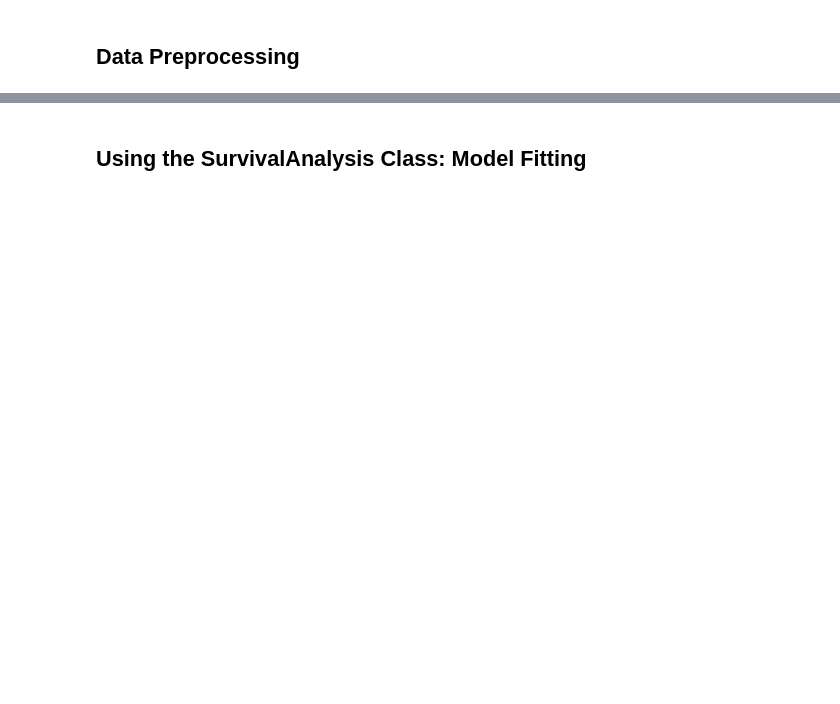
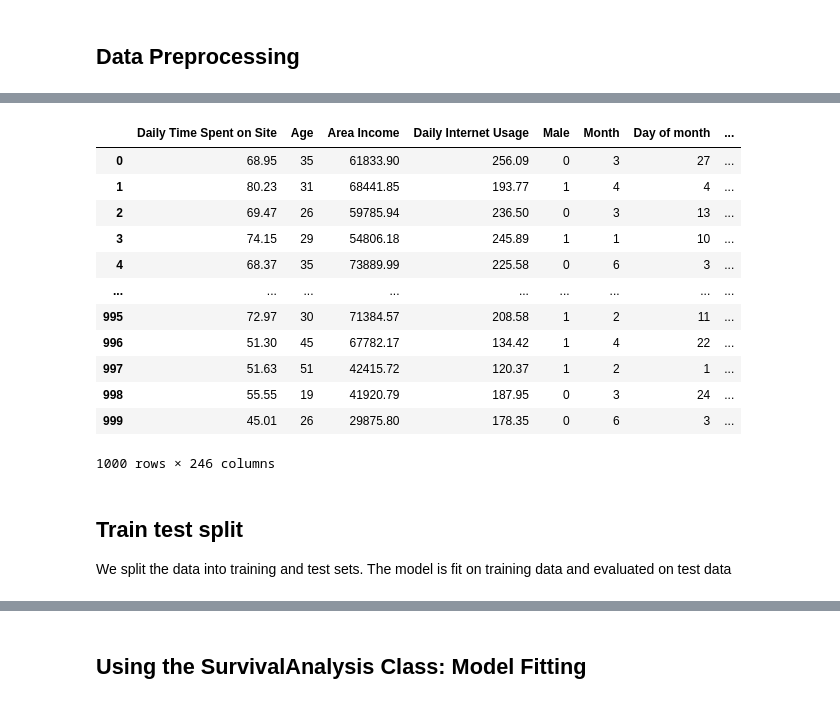
Before and after one commit to Aimpoint-Digital/apd-crs, a Jupyter notebook: docs/tutorials/Marketing.ipynb, the cells around one changed output, grey strips where cells are left out. Saved outputs shown, nothing was run; the diff lists cells and outputs as text; code cells hidden in the pictures; blank space fills up the shorter version.

```diff
--- a/docs/tutorials/Marketing.ipynb
+++ b/docs/tutorials/Marketing.ipynb
@@ -34,3 +32,5 @@ dataset = load_advertising()  # load the data
 # %%
+# loading the data
+
+dataset = dataset = load_advertising()
 data, labels, times = dataset.data, dataset.target, dataset.target_times
-# Load the covariates, labels (censored or not), and times
@@ -49,7 +102,3 @@ data['Day of month'] = data['Timestamp'].dt.day
 data['Day of week'] = data['Timestamp'].dt.dayofweek
 data['Hour'] = data['Timestamp'].dt.hour
 data.drop(columns=['Timestamp'], inplace=True)
-# %%
-# Convert object columns to categorical so we can us sksurv one-hot encoder
-
-data['Country'] = data['Country'].astype("category")
@@ -56 +109,24 @@ data['Country'] = data['Country'].astype("category")
+# %%
+categorical_columns = ['Country']
+encoded_data = pd.get_dummies(data, columns=categorical_columns, prefix=categorical_columns)
+# %%
+encoded_data
+# %% [output]
+|  | Daily Time Spent on Site | Age | Area Income | Daily Internet Usage | Male | Month | Day of month | ... |
+| 0 | 68.95 | 35 | 61833.90 | 256.09 | 0 | 3 | 27 | ... |
+| 1 | 80.23 | 31 | 68441.85 | 193.77 | 1 | 4 | 4 | ... |
+| 2 | 69.47 | 26 | 59785.94 | 236.50 | 0 | 3 | 13 | ... |
+| 3 | 74.15 | 29 | 54806.18 | 245.89 | 1 | 1 | 10 | ... |
+| 4 | 68.37 | 35 | 73889.99 | 225.58 | 0 | 6 | 3 | ... |
+| ... | ... | ... | ... | ... | ... | ... | ... | ... |
+| 995 | 72.97 | 30 | 71384.57 | 208.58 | 1 | 2 | 11 | ... |
+| 996 | 51.30 | 45 | 67782.17 | 134.42 | 1 | 4 | 22 | ... |
+| 997 | 51.63 | 51 | 42415.72 | 120.37 | 1 | 2 | 1 | ... |
+| 998 | 55.55 | 19 | 41920.79 | 187.95 | 0 | 3 | 24 | ... |
+| 999 | 45.01 | 26 | 29875.80 | 178.35 | 0 | 6 | 3 | ... |
+1000 rows × 246 columns
+# %% [markdown]
+## Train test split
+
+We split the data into training and test sets. The model is fit on training data and evaluated on test data
 # %%
```
Also changed, not shown: parts of 33 cells of this notebook.
